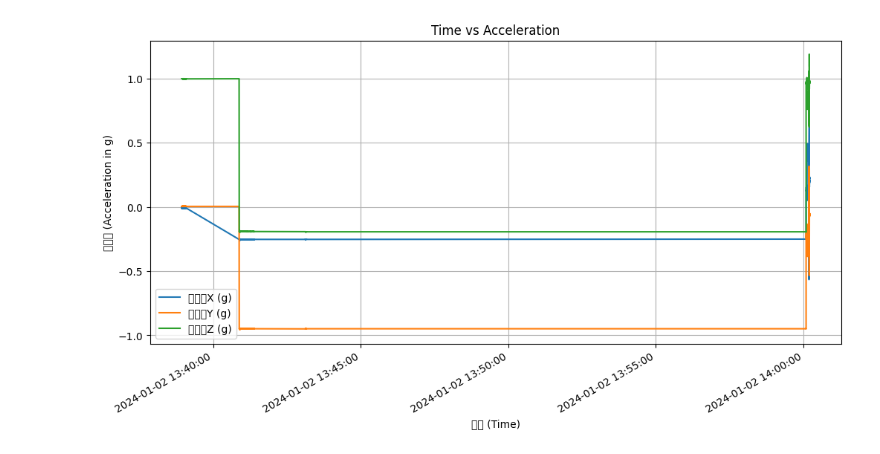
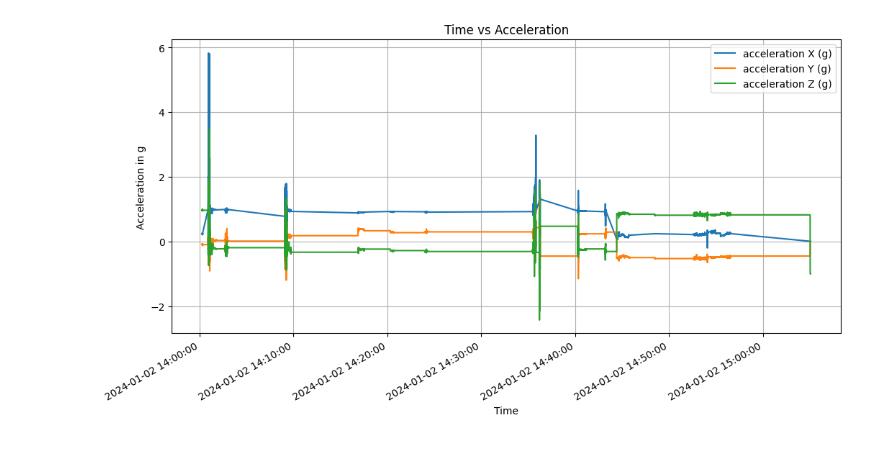
Before and after one commit to bill-unitech2021/motion_recognition_with_sensor_data, a Jupyter notebook: motion_analysis.ipynb, the cells around one changed output. Drawn from its saved outputs; the diff is of its cells as text; code cells hidden in the pictures.

```diff
--- a/motion_analysis.ipynb
+++ b/motion_analysis.ipynb
@@ -2,7 +2,7 @@
 import pandas as pd
 
 # Load the data from the file into a DataFrame
-file_path = 'data/20240102133855.txt'
+file_path = 'data/20240102140017.txt'
 df = pd.read_csv(file_path, sep='\t')  # Assuming the separator is a tab, as common in such data logs
 # %%
 df.head()
@@ -17,32 +17,33 @@ df.head()
 # %%
 import matplotlib.pyplot as plt
 import matplotlib.dates as mdates
 import pandas as pd
 
-# Convert the '时间' column to datetime format for proper plotting
-df['时间'] = pd.to_datetime(df['时间'])
+# Adjusting the datetime parsing to accommodate the specific format of the timestamps
+# The format seems to be 'year-month-day hour:minute:second:millisecond'
+df['时间'] = pd.to_datetime(df['时间'], format='%Y-%m-%d %H:%M:%S:%f')
 
-# Plotting
+# Re-plotting
 plt.figure(figsize=(12, 6))
 
 # Plotting each acceleration component
-plt.plot(df['时间'], df['加速度X(g)'], label='加速度X (g)')
-plt.plot(df['时间'], df['加速度Y(g)'], label='加速度Y (g)')
-plt.plot(df['时间'], df['加速度Z(g)'], label='加速度Z (g)')
+plt.plot(df['时间'], df['加速度X(g)'], label='acceleration X (g)')
+plt.plot(df['时间'], df['加速度Y(g)'], label='acceleration Y (g)')
+plt.plot(df['时间'], df['加速度Z(g)'], label='acceleration Z (g)')
 
 # Formatting the plot
-plt.xlabel('时间 (Time)')
-plt.ylabel('加速度 (Acceleration in g)')
+plt.xlabel('Time')
+plt.ylabel('Acceleration in g')
 plt.title('Time vs Acceleration')
 plt.legend()
 plt.grid(True)
 
 # Improve date formatting on x-axis
 plt.gcf().autofmt_xdate() # Auto format for better date representation
 myFmt = mdates.DateFormatter('%Y-%m-%d %H:%M:%S')
 plt.gca().xaxis.set_major_formatter(myFmt)
 
 # Show the plot
 plt.show()
 # %% [output]
-[figure, old version]
+[figure, new version]
```
Also changed, not shown: parts of 1 cell of this notebook.
